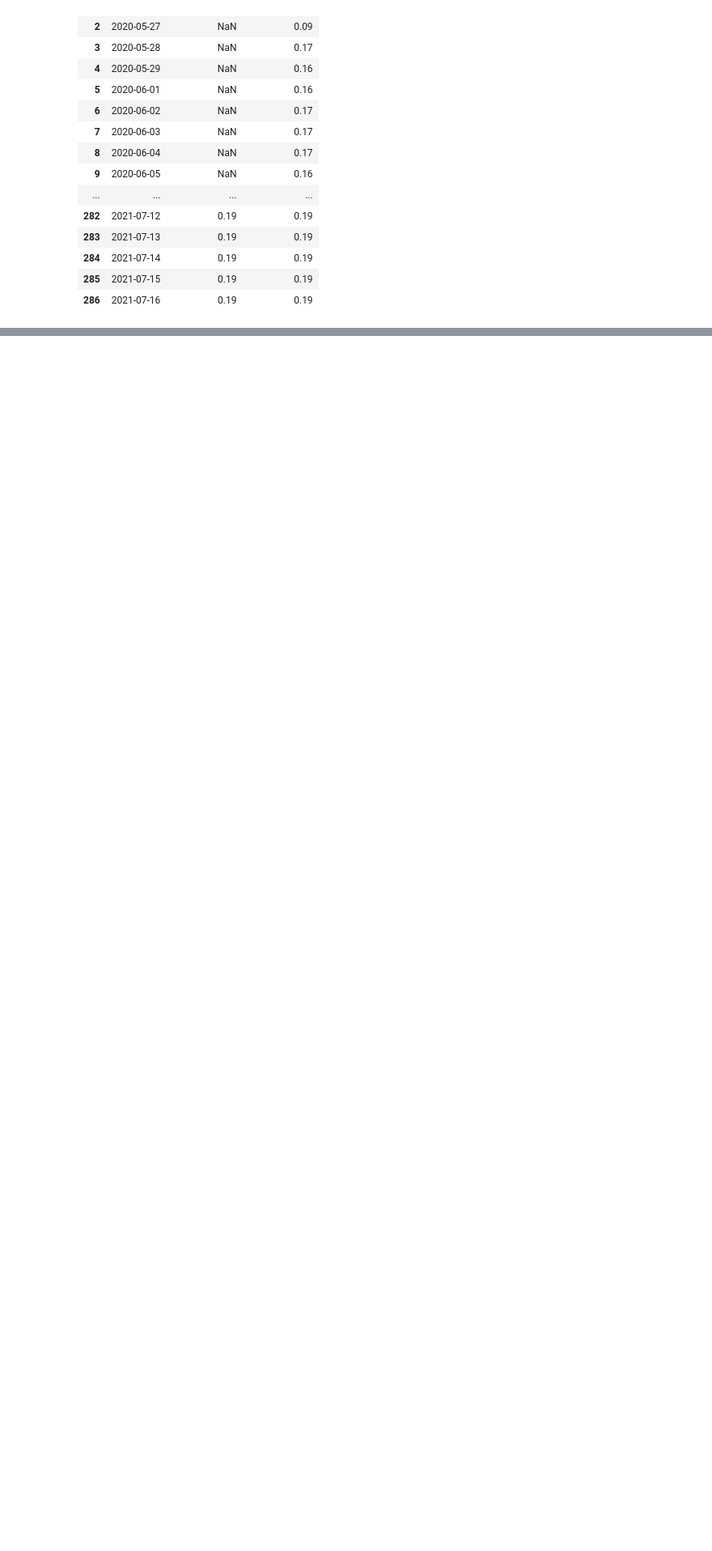
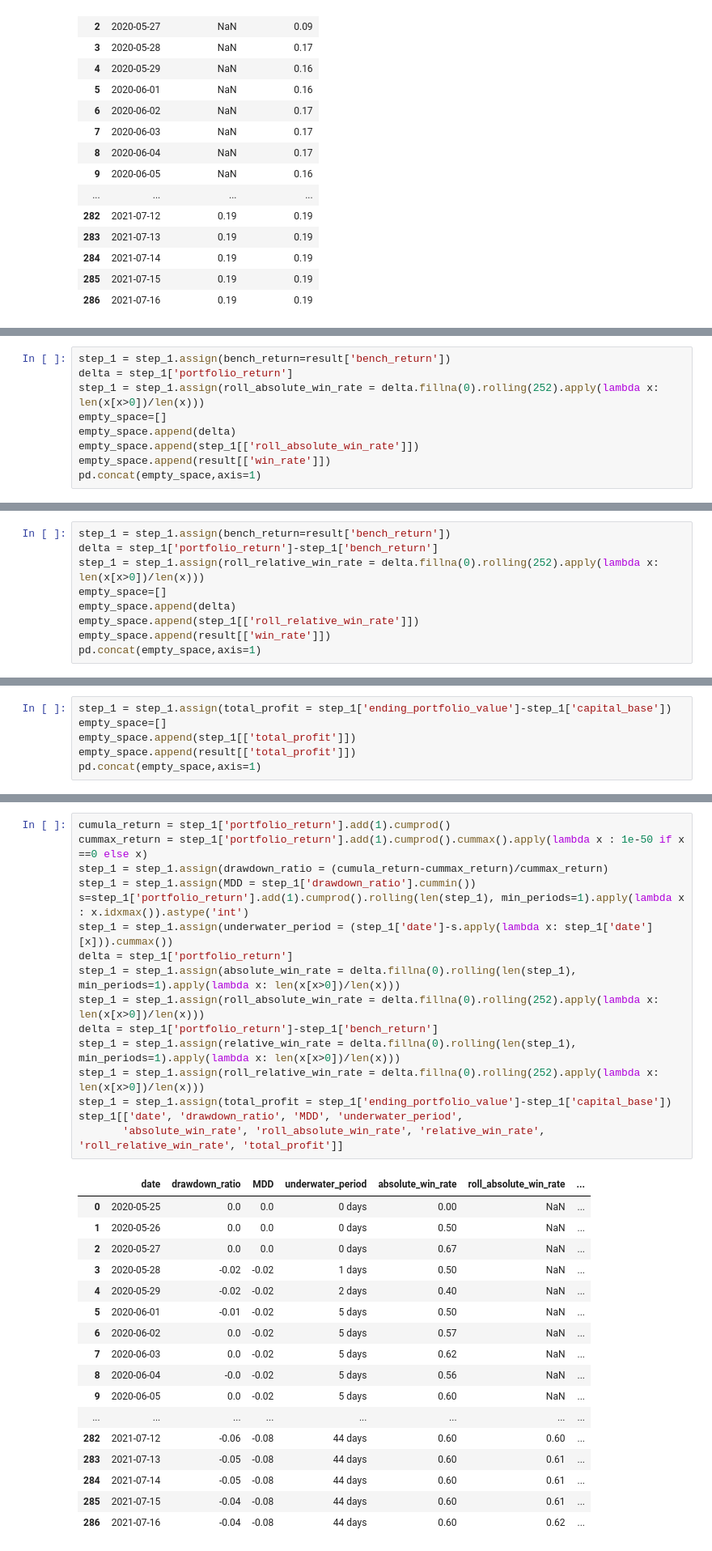
Before and after one commit to ajcltm/BackTesting, a Jupyter notebook: quality_value(7.18).ipynb, the cells around one changed output, grey strips where cells are left out. Shown at 81% size. Cells and saved outputs as stored; diff of their text form; blank space fills up the shorter version.

```diff
--- a/quality_value(7.18).ipynb
+++ b/quality_value(7.18).ipynb
@@ -474,0 +629,9 @@ step_1[['portfolio_return', 'annualized_return', 'roll_annualized_return', 'vola
+# %%
+step_1 = step_1.assign(bench_return=result['bench_return'])
+delta = step_1['portfolio_return']
+step_1 = step_1.assign(roll_absolute_win_rate = delta.fillna(0).rolling(252).apply(lambda x: len(x[x>0])/len(x)))
+empty_space=[]
+empty_space.append(delta)
+empty_space.append(step_1[['roll_absolute_win_rate']])
+empty_space.append(result[['win_rate']])
+pd.concat(empty_space,axis=1)
@@ -474,0 +656,9 @@ step_1[['portfolio_return', 'annualized_return', 'roll_annualized_return', 'vola
+# %%
+step_1 = step_1.assign(bench_return=result['bench_return'])
+delta = step_1['portfolio_return']-step_1['bench_return']
+step_1 = step_1.assign(roll_relative_win_rate = delta.fillna(0).rolling(252).apply(lambda x: len(x[x>0])/len(x)))
+empty_space=[]
+empty_space.append(delta)
+empty_space.append(step_1[['roll_relative_win_rate']])
+empty_space.append(result[['win_rate']])
+pd.concat(empty_space,axis=1)
@@ -474,0 +683,6 @@ step_1[['portfolio_return', 'annualized_return', 'roll_annualized_return', 'vola
+# %%
+step_1 = step_1.assign(total_profit = step_1['ending_portfolio_value']-step_1['capital_base'])
+empty_space=[]
+empty_space.append(step_1[['total_profit']])
+empty_space.append(result[['total_profit']])
+pd.concat(empty_space,axis=1)
@@ -474,0 +707,34 @@ step_1[['portfolio_return', 'annualized_return', 'roll_annualized_return', 'vola
+# %%
+cumula_return = step_1['portfolio_return'].add(1).cumprod()
+cummax_return = step_1['portfolio_return'].add(1).cumprod().cummax().apply(lambda x : 1e-50 if x ==0 else x)
+step_1 = step_1.assign(drawdown_ratio = (cumula_return-cummax_return)/cummax_return)
+step_1 = step_1.assign(MDD = step_1['drawdown_ratio'].cummin())
+s=step_1['portfolio_return'].add(1).cumprod().rolling(len(step_1), min_periods=1).apply(lambda x : x.idxmax()).astype('int')
+step_1 = step_1.assign(underwater_period = (step_1['date']-s.apply(lambda x: step_1['date'][x])).cummax())
+delta = step_1['portfolio_return']
+step_1 = step_1.assign(absolute_win_rate = delta.fillna(0).rolling(len(step_1), min_periods=1).apply(lambda x: len(x[x>0])/len(x)))
+step_1 = step_1.assign(roll_absolute_win_rate = delta.fillna(0).rolling(252).apply(lambda x: len(x[x>0])/len(x)))
+delta = step_1['portfolio_return']-step_1['bench_return']
+step_1 = step_1.assign(relative_win_rate = delta.fillna(0).rolling(len(step_1), min_periods=1).apply(lambda x: len(x[x>0])/len(x)))
+step_1 = step_1.assign(roll_relative_win_rate = delta.fillna(0).rolling(252).apply(lambda x: len(x[x>0])/len(x)))
+step_1 = step_1.assign(total_profit = step_1['ending_portfolio_value']-step_1['capital_base'])
+step_1[['date', 'drawdown_ratio', 'MDD', 'underwater_period',
+       'absolute_win_rate', 'roll_absolute_win_rate', 'relative_win_rate', 'roll_relative_win_rate', 'total_profit']]
+# %% [output]
+|  | date | drawdown_ratio | MDD | underwater_period | absolute_win_rate | roll_absolute_win_rate | ... |
+| 0 | 2020-05-25 | 0.0 | 0.0 | 0 days | 0.00 | NaN | ... |
+| 1 | 2020-05-26 | 0.0 | 0.0 | 0 days | 0.50 | NaN | ... |
+| 2 | 2020-05-27 | 0.0 | 0.0 | 0 days | 0.67 | NaN | ... |
+| 3 | 2020-05-28 | -0.02 | -0.02 | 1 days | 0.50 | NaN | ... |
+| 4 | 2020-05-29 | -0.02 | -0.02 | 2 days | 0.40 | NaN | ... |
+| 5 | 2020-06-01 | -0.01 | -0.02 | 5 days | 0.50 | NaN | ... |
+| 6 | 2020-06-02 | 0.0 | -0.02 | 5 days | 0.57 | NaN | ... |
+| 7 | 2020-06-03 | 0.0 | -0.02 | 5 days | 0.62 | NaN | ... |
+| 8 | 2020-06-04 | -0.0 | -0.02 | 5 days | 0.56 | NaN | ... |
+| 9 | 2020-06-05 | 0.0 | -0.02 | 5 days | 0.60 | NaN | ... |
+| ... | ... | ... | ... | ... | ... | ... | ... |
+| 282 | 2021-07-12 | -0.06 | -0.08 | 44 days | 0.60 | 0.60 | ... |
+| 283 | 2021-07-13 | -0.05 | -0.08 | 44 days | 0.60 | 0.61 | ... |
+| 284 | 2021-07-14 | -0.05 | -0.08 | 44 days | 0.60 | 0.61 | ... |
+| 285 | 2021-07-15 | -0.04 | -0.08 | 44 days | 0.60 | 0.61 | ... |
+| 286 | 2021-07-16 | -0.04 | -0.08 | 44 days | 0.60 | 0.62 | ... |
```
Also changed, not shown: parts of 12 cells of this notebook.
